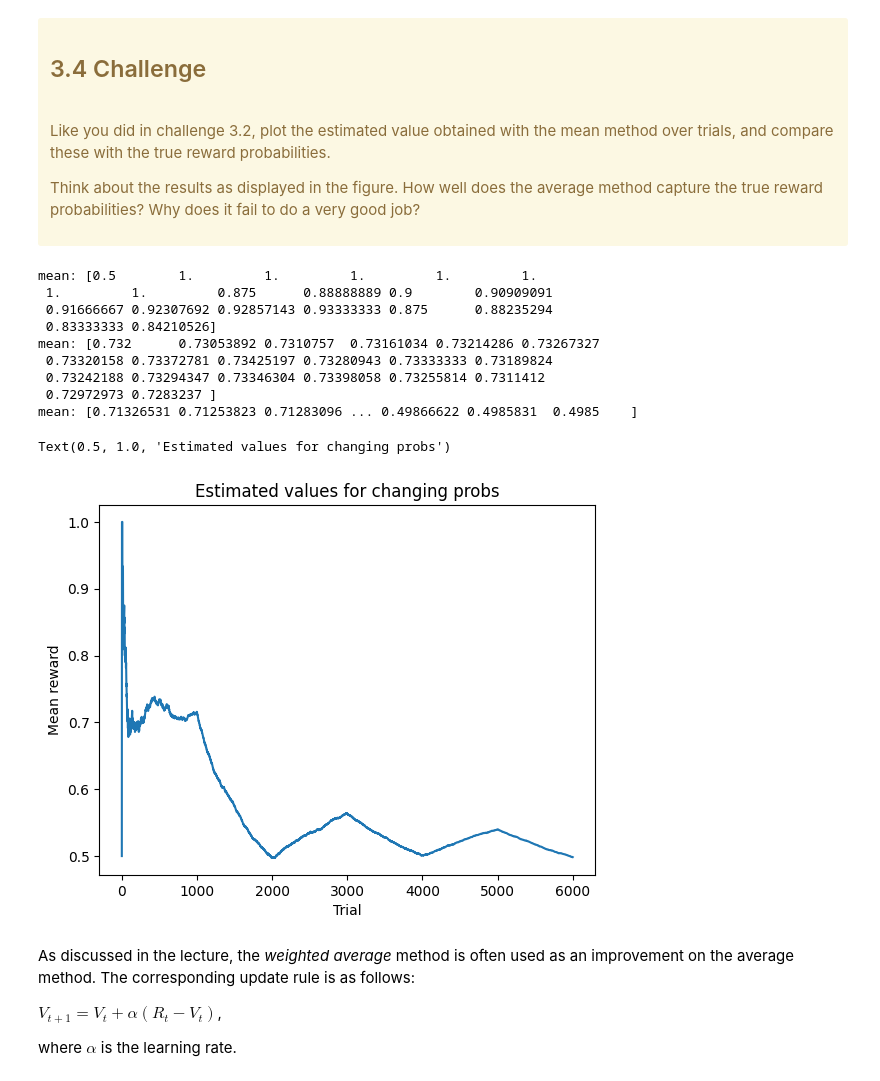
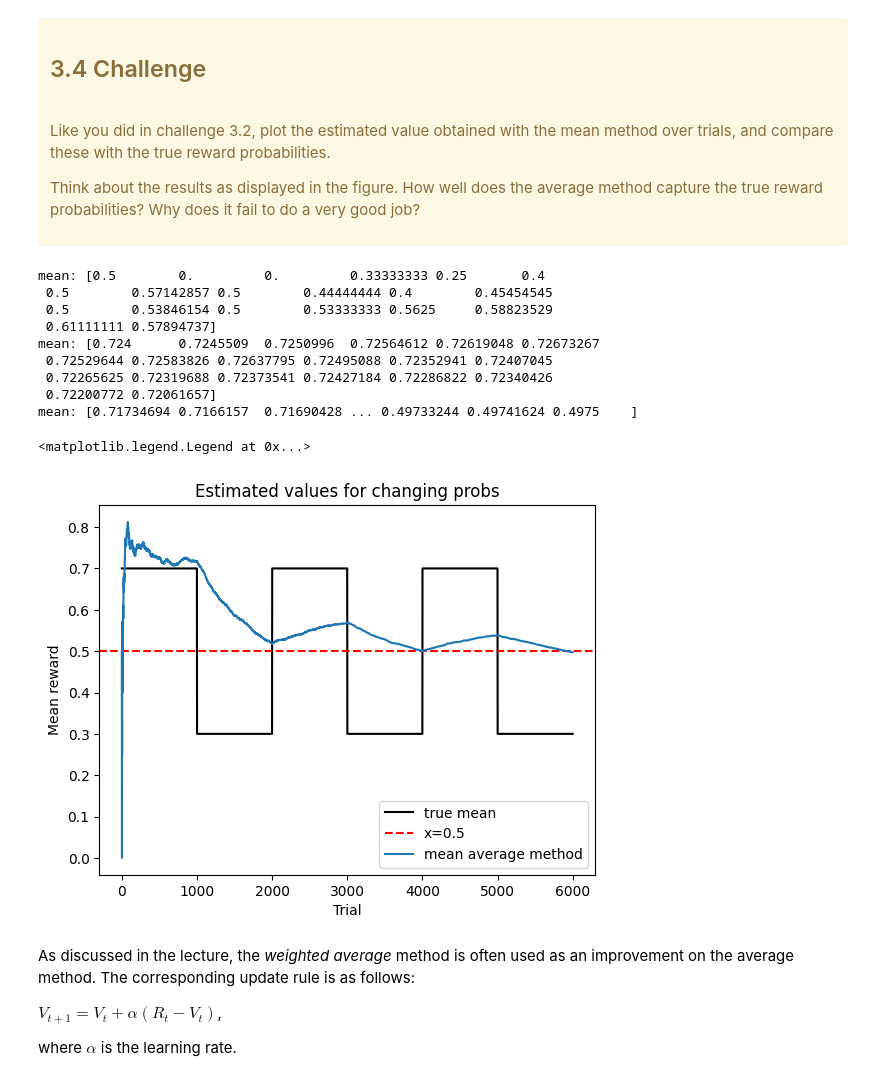
Before and after one commit to JesseK18/CM_RL, a Jupyter notebook: CM_RL-main/CogMod24_bandit_student.ipynb, the cells around one changed output. Saved outputs shown, nothing was run; the diff lists cells and outputs as text; code cells hidden in the pictures.

```diff
--- a/CM_RL-main/CogMod24_bandit_student.ipynb
+++ b/CM_RL-main/CogMod24_bandit_student.ipynb
@@ -211,28 +210,31 @@ Think about the results as displayed in the figure. How well does the average me
 # %%
 # Your code here
 print(f'mean: {mean_avg[0,0:20]}')
 print(f'mean: {mean_avg[0,500:520]}')
 print(f'mean: {mean_avg[0,980:]}')
+plt.plot(np.arange(len(reward_probs)),reward_probs,'-k',label = 'true mean')
+plt.axhline(y=0.5, color= 'red', linestyle='--', label= 'x=0.5')
 
-plt.plot(mean_avg[0,:])
+plt.plot(mean_avg[0,:], label= 'mean average method')
 plt.xlabel('Trial')
 plt.ylabel('Mean reward')
 plt.title('Estimated values for changing probs')
+plt.legend()
 
 #all timesteps are considered equallluy, hence it does not work,
 #averages at 0.5, which is the average of the overall reward average, but it does not account for the charactersitics of the the changing environment
 # %% [output]
-mean: [0.5        1.         1.         1.         1.         1.
- 1.         1.         0.875      0.88888889 0.9        0.90909091
- 0.91666667 0.92307692 0.92857143 0.93333333 0.875      0.88235294
- 0.83333333 0.84210526]
-mean: [0.732      0.73053892 0.7310757  0.73161034 0.73214286 0.73267327
- 0.73320158 0.73372781 0.73425197 0.73280943 0.73333333 0.73189824
- 0.73242188 0.73294347 0.73346304 0.73398058 0.73255814 0.7311412
- 0.72972973 0.7283237 ]
-mean: [0.71326531 0.71253823 0.71283096 ... 0.49866622 0.4985831  0.4985    ]
+mean: [0.5        0.         0.         0.33333333 0.25       0.4
+ 0.5        0.57142857 0.5        0.44444444 0.4        0.45454545
+ 0.5        0.53846154 0.5        0.53333333 0.5625     0.58823529
+ 0.61111111 0.57894737]
+mean: [0.724      0.7245509  0.7250996  0.72564612 0.72619048 0.72673267
+ 0.72529644 0.72583826 0.72637795 0.72495088 0.72352941 0.72407045
+ 0.72265625 0.72319688 0.72373541 0.72427184 0.72286822 0.72340426
+ 0.72200772 0.72061657]
+mean: [0.71734694 0.7166157  0.71690428 ... 0.49733244 0.49741624 0.4975    ]
-Text(0.5, 1.0, 'Estimated values for changing probs')
+<matplotlib.legend.Legend at 0x...>
-[figure, old version]
+[figure, new version]
 # %% [markdown]
 As discussed in the lecture, the _weighted average_ method is often used as an improvement on the average method. The corresponding update rule is as follows:
 
```
Also changed, not shown: parts of 14 cells of this notebook.
